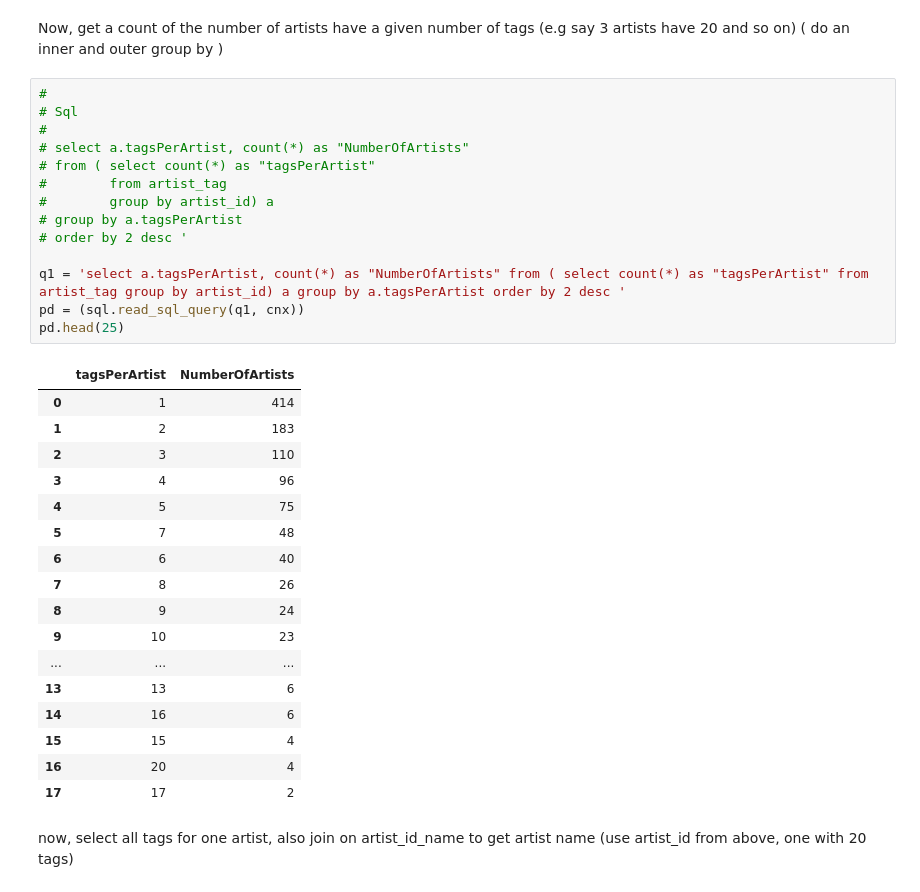
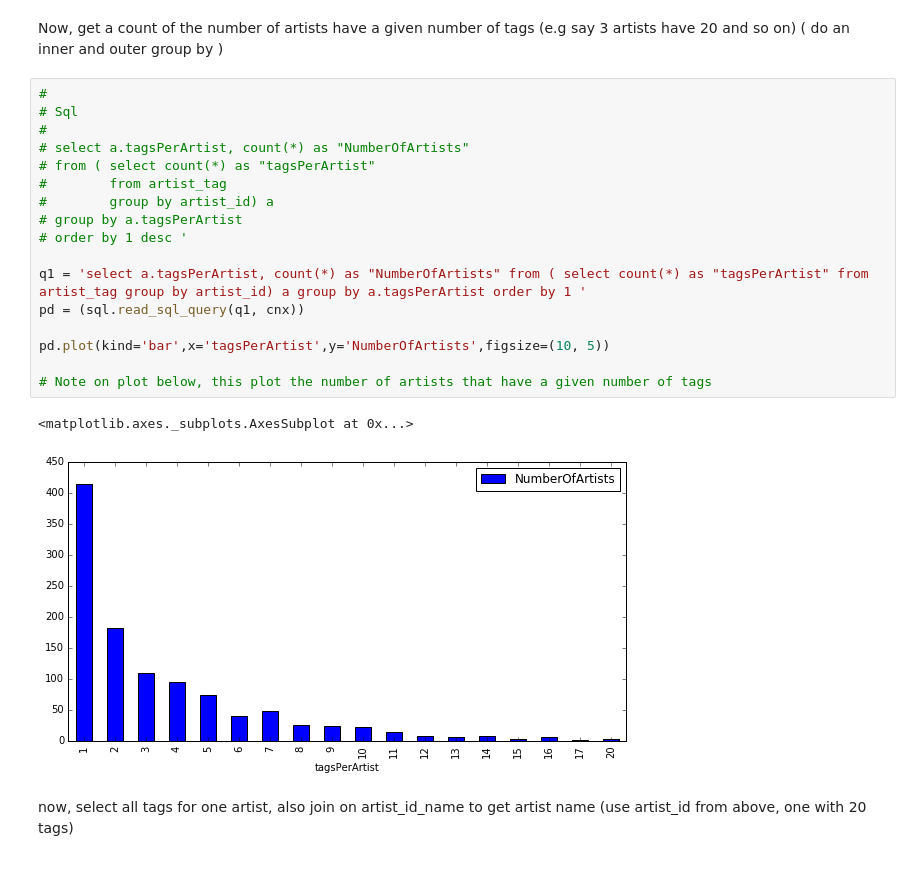
Before and after one commit to brion101/brion101.github.io, a Jupyter notebook: CA_01.ipynb, the cells around one changed output. Saved outputs shown, nothing was run; the diff lists cells and outputs as text.

```diff
--- a/CA_01.ipynb
+++ b/CA_01.ipynb
@@ -228,35 +228,23 @@ Now, get a count of the number of artists have a given number of tags  (e.g say
 # %%
 #
 # Sql
 #
 # select a.tagsPerArtist, count(*) as "NumberOfArtists"
 # from ( select count(*) as "tagsPerArtist"
 #        from artist_tag
 #        group by artist_id) a
 # group by a.tagsPerArtist
-# order by 2 desc '
+# order by 1 desc '
 
-q1 = 'select a.tagsPerArtist, count(*) as "NumberOfArtists" from ( select count(*) as "tagsPerArtist" from artist_tag group by artist_id) a group by a.tagsPerArtist order by 2 desc '
+q1 = 'select a.tagsPerArtist, count(*) as "NumberOfArtists" from ( select count(*) as "tagsPerArtist" from artist_tag group by artist_id) a group by a.tagsPerArtist order by 1 '
 pd = (sql.read_sql_query(q1, cnx))
-pd.head(25)
+
+pd.plot(kind='bar',x='tagsPerArtist',y='NumberOfArtists',figsize=(10, 5))
+
+# Note on plot below, this plot the number of artists that have a given number of tags
 # %% [output]
-|  | tagsPerArtist | NumberOfArtists |
-| 0 | 1 | 414 |
-| 1 | 2 | 183 |
-| 2 | 3 | 110 |
-| 3 | 4 | 96 |
-| 4 | 5 | 75 |
-| 5 | 7 | 48 |
-| 6 | 6 | 40 |
-| 7 | 8 | 26 |
-| 8 | 9 | 24 |
-| 9 | 10 | 23 |
-| ... | ... | ... |
-| 13 | 13 | 6 |
-| 14 | 16 | 6 |
-| 15 | 15 | 4 |
-| 16 | 20 | 4 |
-| 17 | 17 | 2 |
+<matplotlib.axes._subplots.AxesSubplot at 0x...>
+[figure, added]
 # %% [markdown]
 now, select all tags for one artist, also join on artist_id_name to get artist name (use artist_id from above, one with 20 tags)
 # %%
```
Also changed, not shown: parts of 5 cells of this notebook.
